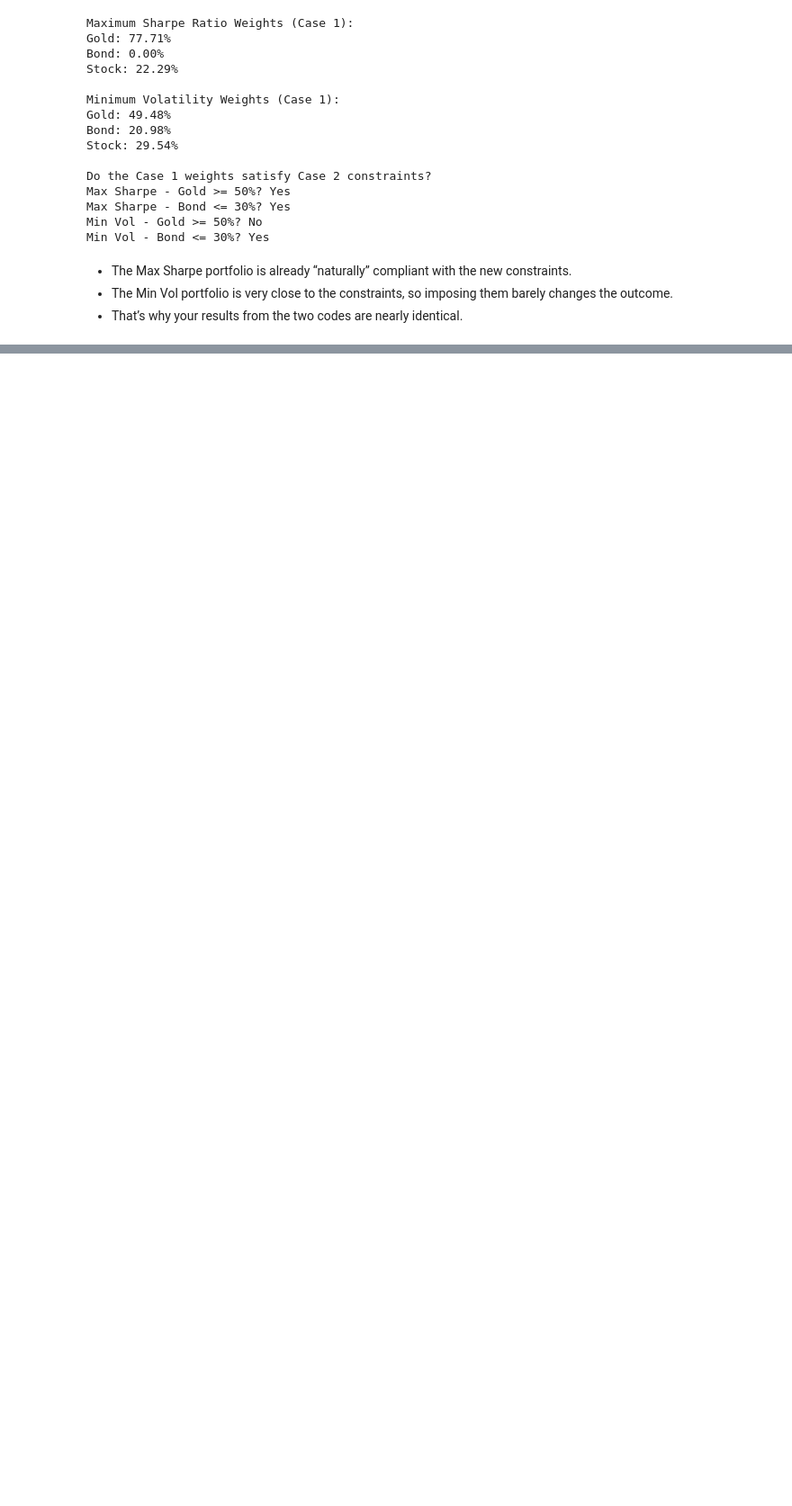
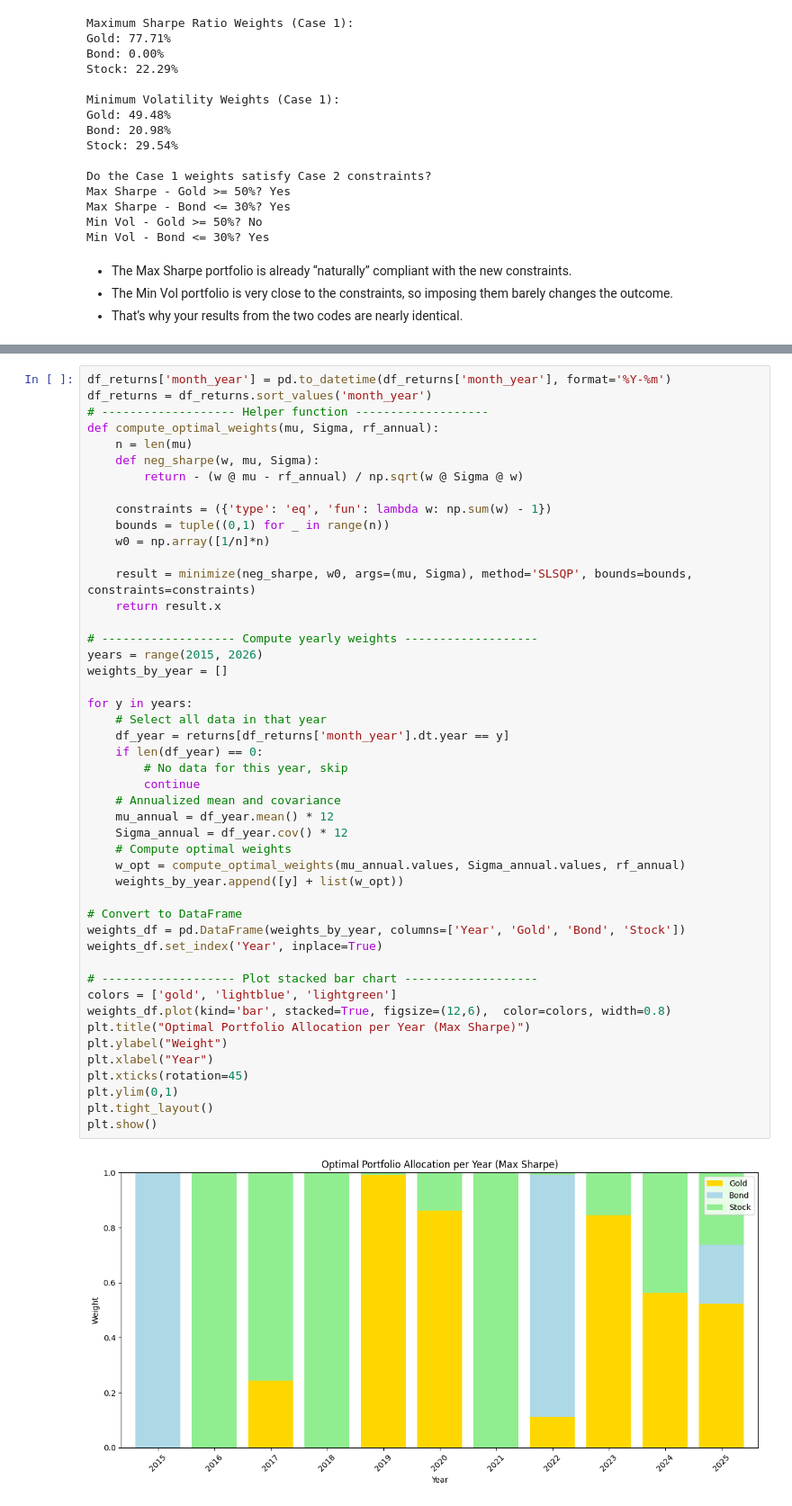
Before and after one commit to nanaaaiya/quanfin_final, a Jupyter notebook: finalfinal.ipynb, the cells around one changed output, grey strips where cells are left out. Shown at 90% size. Cells and saved outputs as stored; diff of their text form; blank space fills up the shorter version.

```diff
--- a/finalfinal.ipynb
+++ b/finalfinal.ipynb
@@ -584,0 +605,49 @@ Min Vol - Bond <= 30%? Yes
+# %%
+df_returns['month_year'] = pd.to_datetime(df_returns['month_year'], format='%Y-%m')
+df_returns = df_returns.sort_values('month_year')
+# ------------------- Helper function -------------------
+def compute_optimal_weights(mu, Sigma, rf_annual):
+    n = len(mu)
+    def neg_sharpe(w, mu, Sigma):
+        return - (w @ mu - rf_annual) / np.sqrt(w @ Sigma @ w)
+
+    constraints = ({'type': 'eq', 'fun': lambda w: np.sum(w) - 1})
+    bounds = tuple((0,1) for _ in range(n))
+    w0 = np.array([1/n]*n)
+
+    result = minimize(neg_sharpe, w0, args=(mu, Sigma), method='SLSQP', bounds=bounds, constraints=constraints)
+    return result.x
+
+# ------------------- Compute yearly weights -------------------
+years = range(2015, 2026)
+weights_by_year = []
+
+for y in years:
+    # Select all data in that year
+    df_year = returns[df_returns['month_year'].dt.year == y]
+    if len(df_year) == 0:
+        # No data for this year, skip
+        continue
+    # Annualized mean and covariance
+    mu_annual = df_year.mean() * 12
+    Sigma_annual = df_year.cov() * 12
+    # Compute optimal weights
+    w_opt = compute_optimal_weights(mu_annual.values, Sigma_annual.values, rf_annual)
+    weights_by_year.append([y] + list(w_opt))
+
+# Convert to DataFrame
+weights_df = pd.DataFrame(weights_by_year, columns=['Year', 'Gold', 'Bond', 'Stock'])
+weights_df.set_index('Year', inplace=True)
+
+# ------------------- Plot stacked bar chart -------------------
+colors = ['gold', 'lightblue', 'lightgreen']
+weights_df.plot(kind='bar', stacked=True, figsize=(12,6),  color=colors, width=0.8)
+plt.title("Optimal Portfolio Allocation per Year (Max Sharpe)")
+plt.ylabel("Weight")
+plt.xlabel("Year")
+plt.xticks(rotation=45)
+plt.ylim(0,1)
+plt.tight_layout()
+plt.show()
+# %% [output]
+[figure, added]
```
Also changed, not shown: parts of 9 cells of this notebook.
